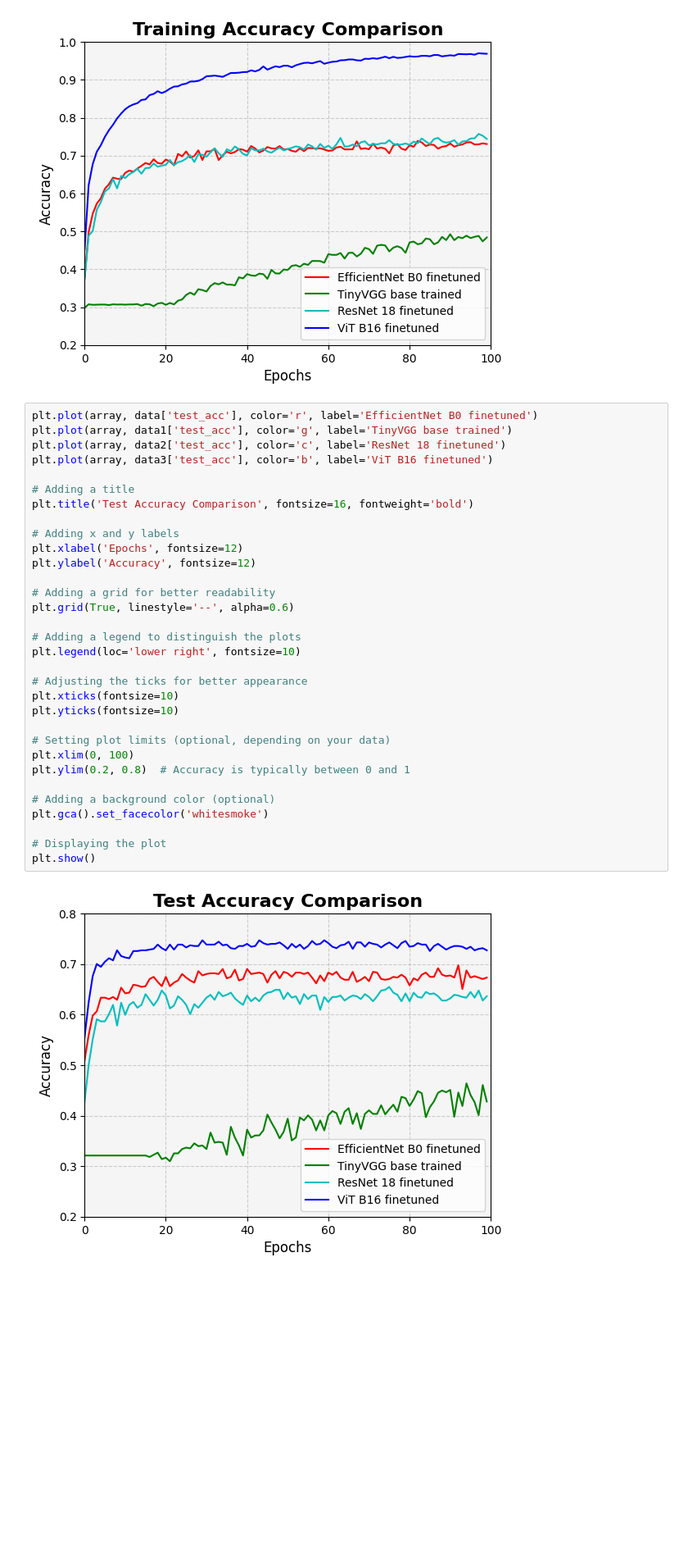
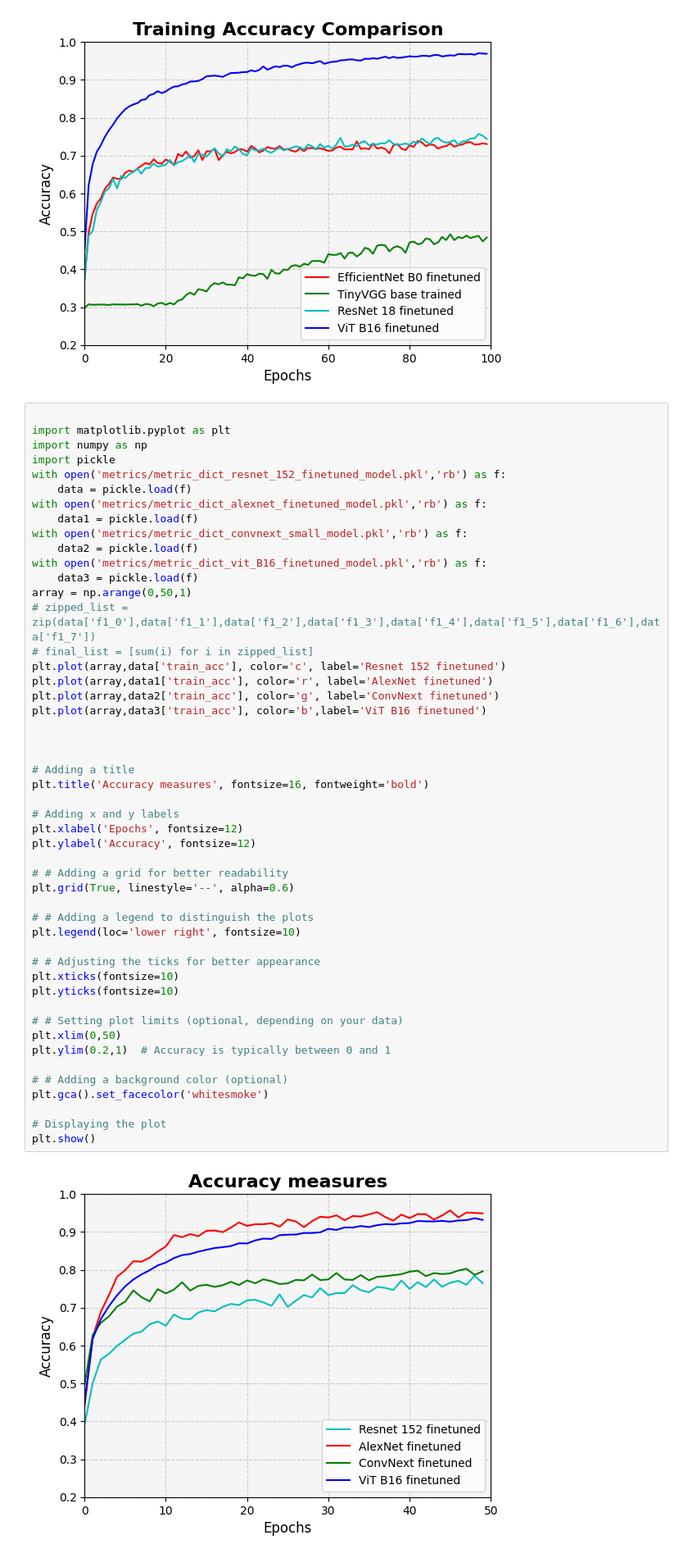
Before and after one commit to AkshayKulkarni3467/Malignancy-Detection, a Jupyter notebook: plots.ipynb, the cells around one changed output. Shown: that part at 82% size. Drawn from its saved outputs; the diff is of its cells as text; blank space fills up the shorter version.

```diff
--- a/plots.ipynb
+++ b/plots.ipynb
@@ -118,36 +118,53 @@ plt.show()
 # %% [output]
 [figure]
 # %%
-plt.plot(array, data['test_acc'], color='r', label='EfficientNet B0 finetuned')
-plt.plot(array, data1['test_acc'], color='g', label='TinyVGG base trained')
-plt.plot(array, data2['test_acc'], color='c', label='ResNet 18 finetuned')
-plt.plot(array, data3['test_acc'], color='b', label='ViT B16 finetuned')
+
+import matplotlib.pyplot as plt
+import numpy as np
+import pickle
+with open('metrics/metric_dict_resnet_152_finetuned_model.pkl','rb') as f:
+    data = pickle.load(f)
+with open('metrics/metric_dict_alexnet_finetuned_model.pkl','rb') as f:
+    data1 = pickle.load(f)
+with open('metrics/metric_dict_convnext_small_model.pkl','rb') as f:
+    data2 = pickle.load(f)
+with open('metrics/metric_dict_vit_B16_finetuned_model.pkl','rb') as f:
+    data3 = pickle.load(f)
+array = np.arange(0,50,1)
+# zipped_list = zip(data['f1_0'],data['f1_1'],data['f1_2'],data['f1_3'],data['f1_4'],data['f1_5'],data['f1_6'],data['f1_7'])
+# final_list = [sum(i) for i in zipped_list]
+plt.plot(array,data['train_acc'], color='c', label='Resnet 152 finetuned')
+plt.plot(array,data1['train_acc'], color='r', label='AlexNet finetuned')
+plt.plot(array,data2['train_acc'], color='g', label='ConvNext finetuned')
+plt.plot(array,data3['train_acc'], color='b',label='ViT B16 finetuned')
+
+
 
 # Adding a title
-plt.title('Test Accuracy Comparison', fontsize=16, fontweight='bold')
+plt.title('Accuracy measures', fontsize=16, fontweight='bold')
 
 # Adding x and y labels
 plt.xlabel('Epochs', fontsize=12)
 plt.ylabel('Accuracy', fontsize=12)
 
-# Adding a grid for better readability
+# # Adding a grid for better readability
 plt.grid(True, linestyle='--', alpha=0.6)
 
-# Adding a legend to distinguish the plots
+# # Adding a legend to distinguish the plots
 plt.legend(loc='lower right', fontsize=10)
 
-# Adjusting the ticks for better appearance
+# # Adjusting the ticks for better appearance
 plt.xticks(fontsize=10)
 plt.yticks(fontsize=10)
 
-# Setting plot limits (optional, depending on your data)
-plt.xlim(0, 100)
-plt.ylim(0.2, 0.8)  # Accuracy is typically between 0 and 1
+# # Setting plot limits (optional, depending on your data)
+plt.xlim(0,50)
+plt.ylim(0.2,1)  # Accuracy is typically between 0 and 1
 
-# Adding a background color (optional)
+# # Adding a background color (optional)
 plt.gca().set_facecolor('whitesmoke')
 
 # Displaying the plot
 plt.show()
 # %% [output]
-[figure, old version]
+[figure, new version]
```
Also changed, not shown: parts of 10 cells of this notebook, 15 other files.
